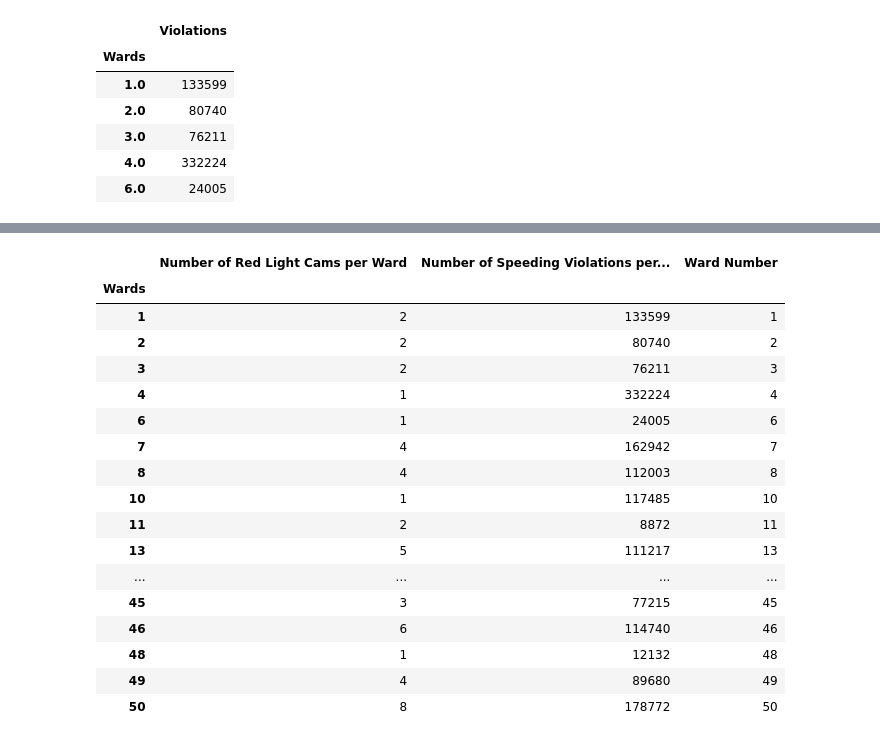
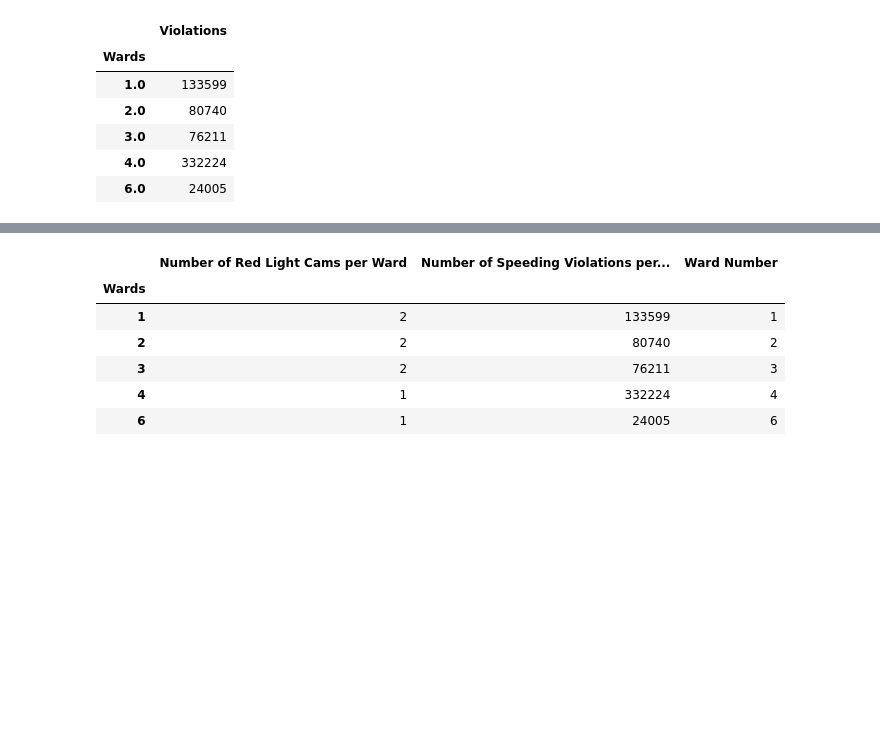
Before and after one commit to michaeldduszynski/Group-4-, a Jupyter notebook: correlation_red_speeding.ipynb, the cells around one changed output, grey strips where cells are left out. Drawn from its saved outputs; the diff is of its cells as text; code cells hidden in the pictures; blank space fills up the shorter version.

```diff
--- a/correlation_red_speeding.ipynb
+++ b/correlation_red_speeding.ipynb
@@ -107,26 +88,15 @@ wards = [1,2,3,4,6,7,8,10,11,13,14,15,16,17,18,19,20,21,22,23,24,26,27,29,30,31,
 # %%
 clean_df["Ward Number"] = wards
 # %%
-clean_df
+clean_df.head()
 # %% [output]
 |  | Number of Red Light Cams per Ward | Number of Speeding Violations per... | Ward Number |
 | Wards |  |  |  |
 | 1 | 2 | 133599 | 1 |
 | 2 | 2 | 80740 | 2 |
 | 3 | 2 | 76211 | 3 |
 | 4 | 1 | 332224 | 4 |
 | 6 | 1 | 24005 | 6 |
-| 7 | 4 | 162942 | 7 |
-| 8 | 4 | 112003 | 8 |
-| 10 | 1 | 117485 | 10 |
-| 11 | 2 | 8872 | 11 |
-| 13 | 5 | 111217 | 13 |
-| ... | ... | ... | ... |
-| 45 | 3 | 77215 | 45 |
-| 46 | 6 | 114740 | 46 |
-| 48 | 1 | 12132 | 48 |
-| 49 | 4 | 89680 | 49 |
-| 50 | 8 | 178772 | 50 |
 # %%
 weight= 10 * (clean_df["Number of Red Light Cams per Ward"]**2)
 arrangement=np.arange(len(clean_df["Number of Red Light Cams per Ward"]))
```
Also changed, not shown: parts of 8 cells of this notebook.
